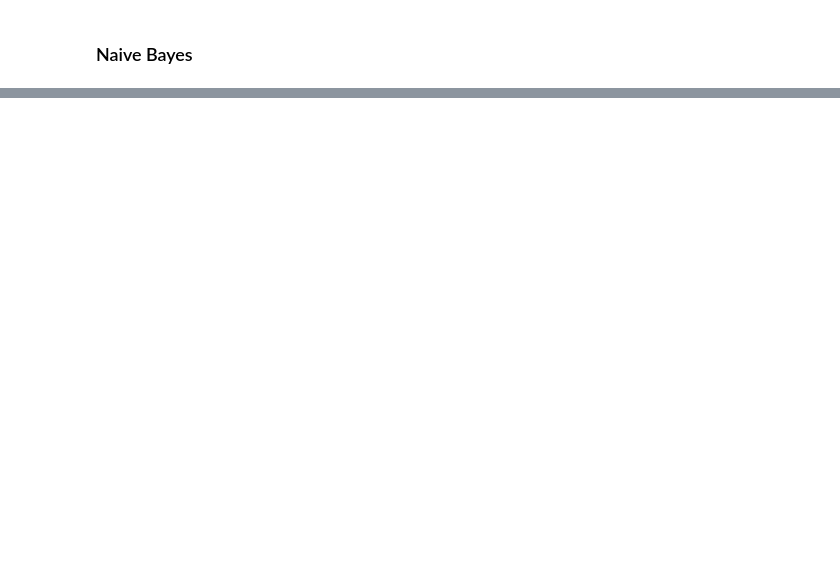
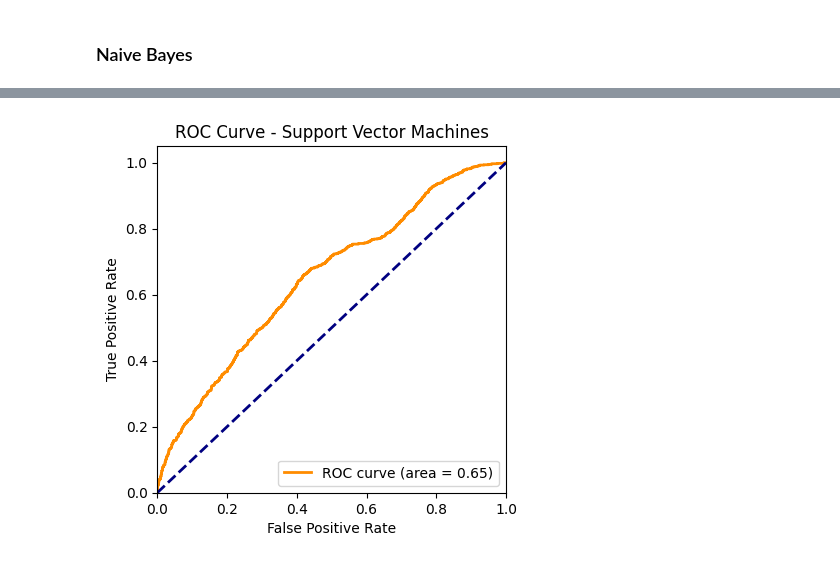
Before and after one commit to giasmith/DCFinal, a Jupyter notebook: Models/gia/Classifiers.ipynb, the cells around one changed output, grey strips where cells are left out. Saved outputs shown, nothing was run; the diff lists cells and outputs as text; code cells hidden in the pictures; blank space fills up the shorter version.

```diff
--- a/Models/gia/Classifiers.ipynb
+++ b/Models/gia/Classifiers.ipynb
@@ -190,0 +278,23 @@ only showing top 1 row
+# %%
+# Convert PySpark DataFrame to Pandas DataFrame
+svm_predictions_pd = svm_predictions.select("Class", "rawPrediction").toPandas()
+
+# Extract probability and class columns
+svm_probs = np.array(svm_predictions_pd[["Class", "rawPrediction"]].apply(lambda row: (float(row['rawPrediction'][1]), float(row['Class'])), axis=1).tolist())
+
+# Calculate the ROC curve
+fpr, tpr, thresholds = roc_curve(svm_probs[:,1], svm_probs[:,0])  # Use svm_probs consistently
+roc_auc = auc(fpr, tpr)
+
+# Plot the ROC curve
+plt.figure(figsize=(4.5, 4.5))
+plt.plot(fpr, tpr, color='darkorange', lw=2, label=f'ROC curve (area = {roc_auc:.2f})')
+plt.plot([0, 1], [0, 1], color='navy', lw=2, linestyle='--')
+plt.xlim([0.0, 1.0])
+plt.ylim([0.0, 1.05])
+plt.xlabel('False Positive Rate')
+plt.ylabel('True Positive Rate')
+plt.title('ROC Curve - Support Vector Machines')
+plt.legend(loc="lower right")
+plt.show()
+# %% [output]
@@ -190,0 +302 @@ only showing top 1 row
+[figure, added]
```
Also changed, not shown: parts of 8 cells of this notebook, 1 other file.
